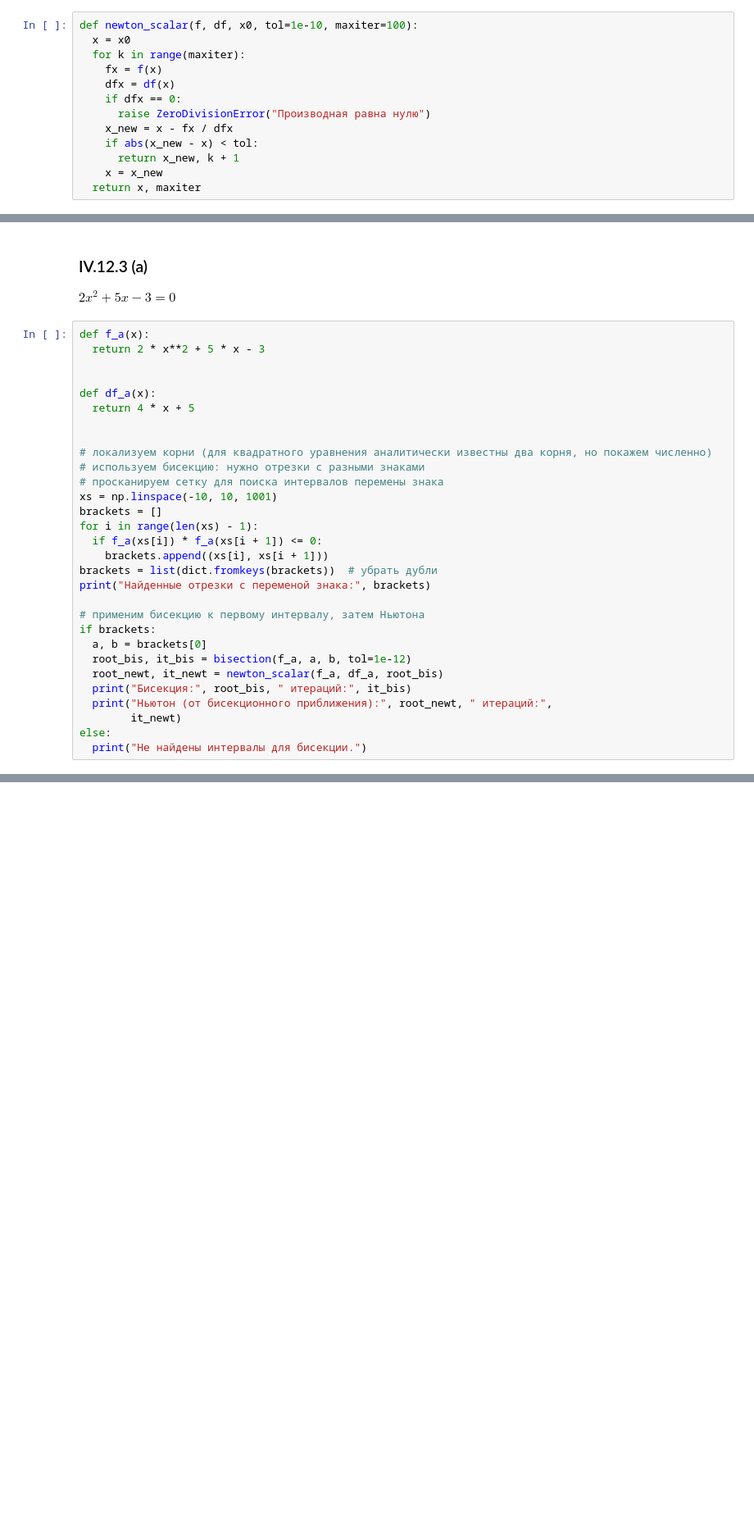
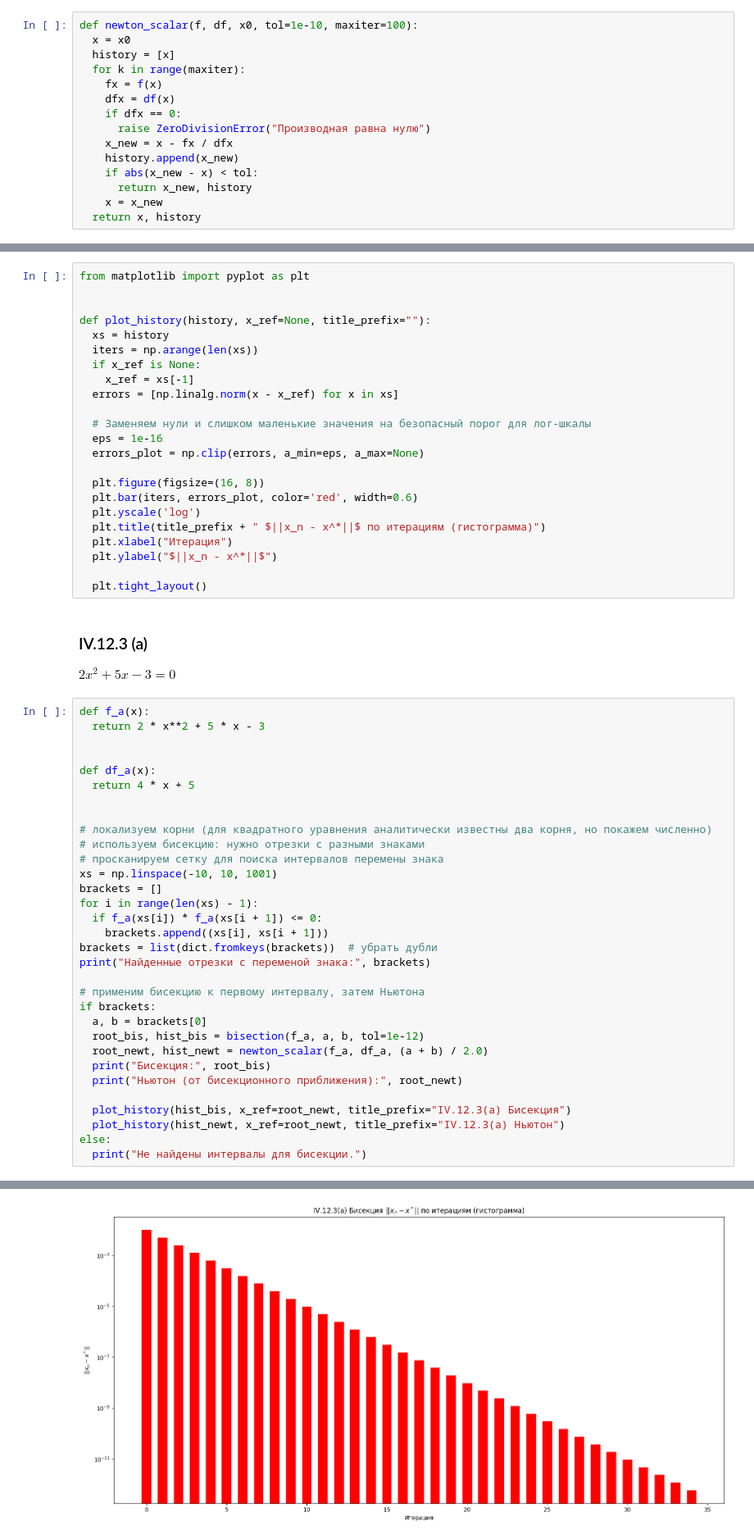
Before and after one commit to victorbaldin56/ComputationalMath, a Jupyter notebook: lab_3.ipynb, the cells around one changed output, grey strips where cells are left out. Shown at 82% size. Saved outputs shown, nothing was run; the diff lists cells and outputs as text; blank space fills up the shorter version.

Commit message:
lab 3: add convergence bar charts

```diff
--- a/lab_3.ipynb
+++ b/lab_3.ipynb
@@ -52,16 +57,18 @@ def fixed_point_scalar(phi, x0, tol=1e-8, maxiter=200):
 # %%
 def newton_scalar(f, df, x0, tol=1e-10, maxiter=100):
   x = x0
+  history = [x]
   for k in range(maxiter):
     fx = f(x)
     dfx = df(x)
     if dfx == 0:
       raise ZeroDivisionError("Производная равна нулю")
     x_new = x - fx / dfx
+    history.append(x_new)
     if abs(x_new - x) < tol:
-      return x_new, k + 1
+      return x_new, history
     x = x_new
-  return x, maxiter
+  return x, history
 # %%
 def gaussian_elimination(A, b, eps=1e-15):
   n = len(A)
@@ -115,3 +130,26 @@ def fixed_point_system(Phi, x0, tol=1e-8, maxiter=500):
+# %%
+from matplotlib import pyplot as plt
+
+
+def plot_history(history, x_ref=None, title_prefix=""):
+  xs = history
+  iters = np.arange(len(xs))
+  if x_ref is None:
+    x_ref = xs[-1]
+  errors = [np.linalg.norm(x - x_ref) for x in xs]
+
+  # Заменяем нули и слишком маленькие значения на безопасный порог для лог-шкалы
+  eps = 1e-16
+  errors_plot = np.clip(errors, a_min=eps, a_max=None)
+
+  plt.figure(figsize=(16, 8))
+  plt.bar(iters, errors_plot, color='red', width=0.6)
+  plt.yscale('log')
+  plt.title(title_prefix + " $||x_n - x^*||$ по итерациям (гистограмма)")
+  plt.xlabel("Итерация")
+  plt.ylabel("$||x_n - x^*||$")
+
+  plt.tight_layout()
 # %% [markdown]
 ### IV.12.3 (a)
 $2x^2 + 5x - 3 = 0$
@@ -138,11 +176,13 @@ print("Найденные отрезки с переменой знака:", bra
 # применим бисекцию к первому интервалу, затем Ньютона
 if brackets:
   a, b = brackets[0]
-  root_bis, it_bis = bisection(f_a, a, b, tol=1e-12)
-  root_newt, it_newt = newton_scalar(f_a, df_a, root_bis)
-  print("Бисекция:", root_bis, " итераций:", it_bis)
-  print("Ньютон (от бисекционного приближения):", root_newt, " итераций:",
-        it_newt)
+  root_bis, hist_bis = bisection(f_a, a, b, tol=1e-12)
+  root_newt, hist_newt = newton_scalar(f_a, df_a, (a + b) / 2.0)
+  print("Бисекция:", root_bis)
+  print("Ньютон (от бисекционного приближения):", root_newt)
+
+  plot_history(hist_bis, x_ref=root_newt, title_prefix="IV.12.3(a) Бисекция")
+  plot_history(hist_newt, x_ref=root_newt, title_prefix="IV.12.3(a) Ньютон")
 else:
   print("Не найдены интервалы для бисекции.")
 # %% [output]
@@ -151,0 +192 @@ else:
+[figure, added]
```
Also changed, not shown: parts of 8 cells of this notebook.
